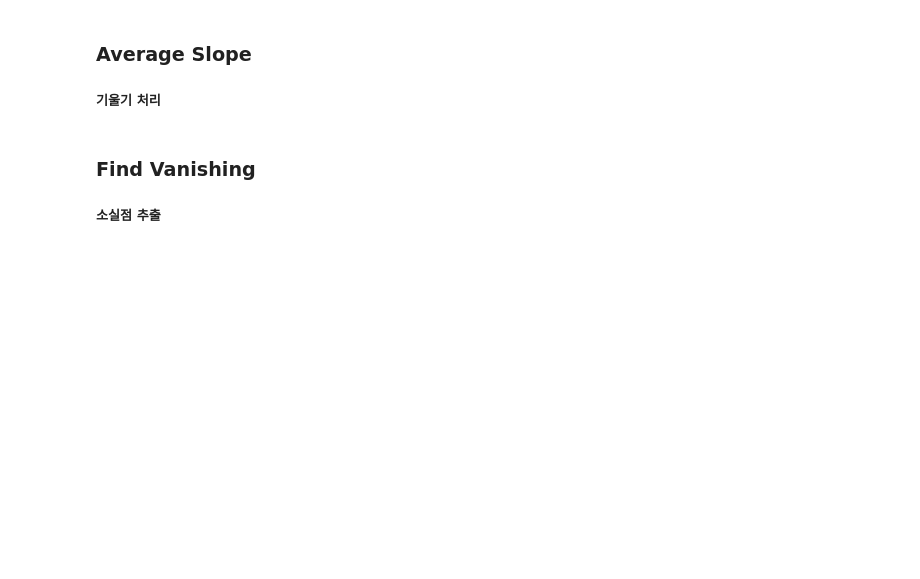
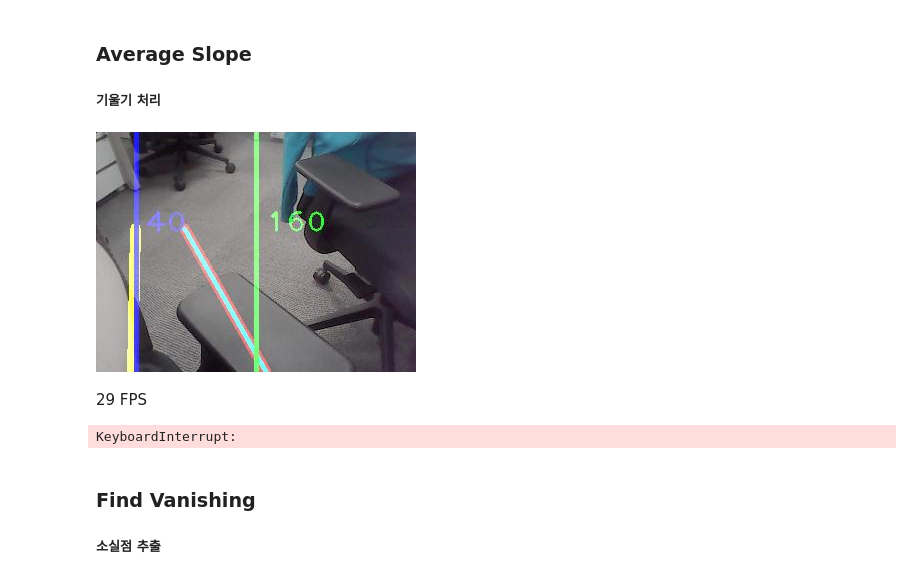
Before and after one commit to wsy8029/ai-curriculum-autonomous-car, a Jupyter notebook: 01.line_tracking/LineFollow_opencv1.ipynb, the cells around one changed output. Saved outputs shown, nothing was run; the diff lists cells and outputs as text; code cells hidden in the pictures; blank space fills up the shorter version.

```diff
--- a/01.line_tracking/LineFollow_opencv1.ipynb
+++ b/01.line_tracking/LineFollow_opencv1.ipynb
@@ -117,27 +144,33 @@ def average_slope_intercept(image, lines):
 # %%
 
 ai_cam.set_window()
 while True:
     frame = ai_cam.read()
+    frame = cv2.flip(frame, 1)
     canny_image = canny(frame)
     cropped_image = region_of_interest(canny_image)
 
-    lines = cv2.HoughLinesP(cropped_image, 1 , np.pi/180, 100, np.array([]), minLineLength=10, maxLineGap=1)
+#     lines = cv2.HoughLinesP(cropped_image, 0.7 , np.pi/180, 50, np.array([]), minLineLength=1, maxLineGap=1)
+    lines = cv2.HoughLinesP(cropped_image, 0.8 , np.pi/180, 10, np.array([]), minLineLength=100, maxLineGap=200)
 
     if str(type(lines)) == "<class 'NoneType'>":
         lines = [[[0, 0 ,0 ,0]]]
     elif len(lines) < 2:
         continue
 
     # 선분이 2개 검출될때 실행
     if len(lines) >= 2 :
         averaged_lines = average_slope_intercept(frame, lines)
 
         frame_lines = t_display_lines(frame, averaged_lines)
 
         combo_image = cv2.addWeighted(frame, 0.8, frame_lines, 1, 1)
 
         ai_cam.show(combo_image)
+# %% [output]
+[figure, added]
+29 FPS
+KeyboardInterrupt:
 # %% [markdown]
 ### Find Vanishing
 ##### 소실점 추출
```
Also changed, not shown: parts of 10 cells of this notebook, 1 other file.
